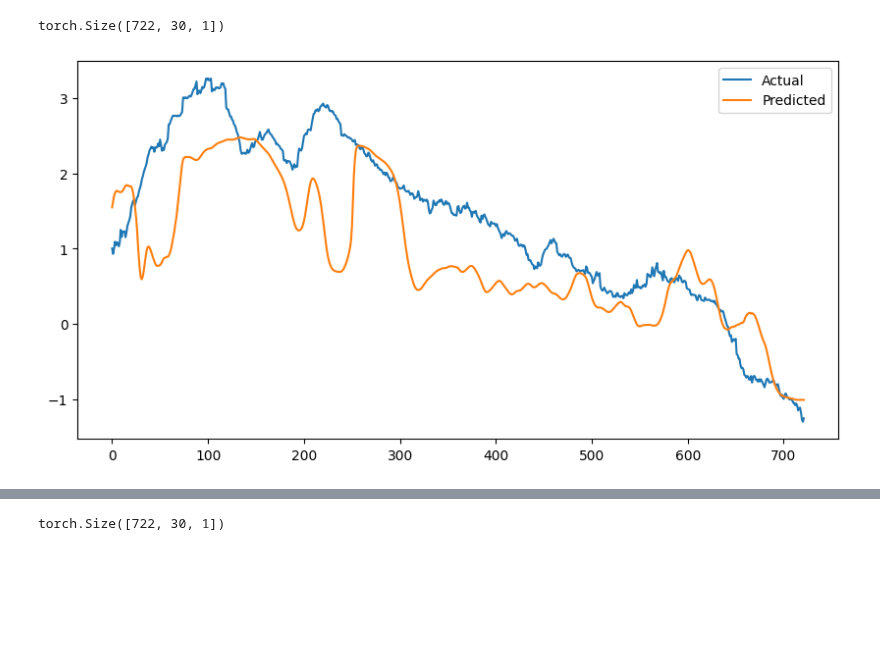
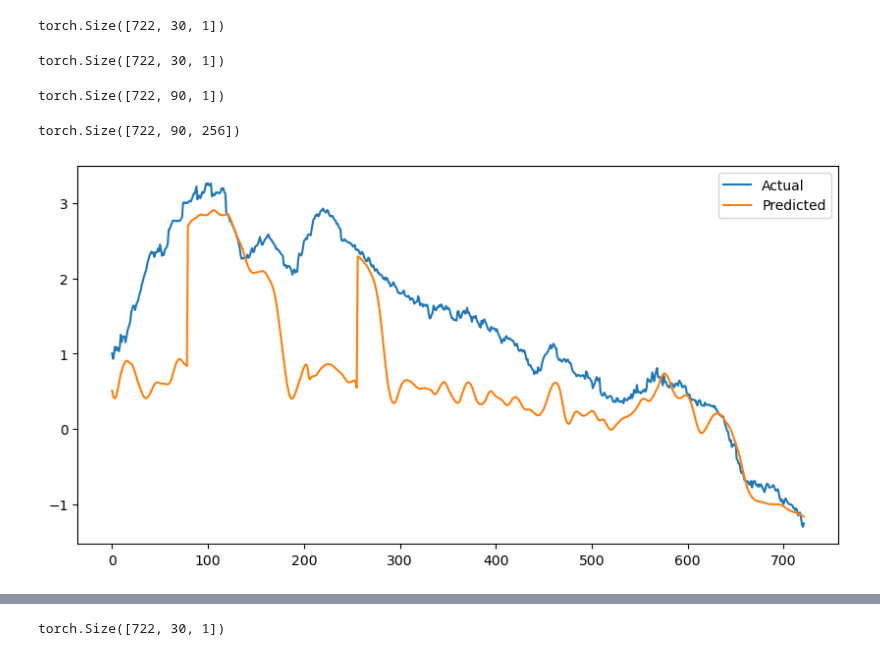
Before and after one commit to rzv09/smores_proj, a Jupyter notebook: src/many_to_many_lstm.ipynb, the cells around one changed output, grey strips where cells are left out. Cells and saved outputs as stored; diff of their text form; code cells hidden in the pictures; blank space fills up the shorter version.

Commit message:
graph with adjusted prediction

```diff
--- a/src/many_to_many_lstm.ipynb
+++ b/src/many_to_many_lstm.ipynb
@@ -518,19 +531,28 @@ test_tensor_labels4 = torch.FloatTensor(test_labels4).to(device='cuda')
 test_tensor_labels4.shape
 # %% [output]
 torch.Size([722, 30, 1])
+# %%
+y_pred_test.shape
+# %% [output]
+torch.Size([722, 30, 1])
+# %%
+test_tensor_seq4.shape
+# %% [output]
+torch.Size([722, 90, 1])
 # %%
 model1.eval()
 with torch.no_grad():
     y_pred_test = model1(test_tensor_seq4)
 
 # Plot test predictions
 plt.figure(figsize=(10, 5))
 plt.plot(test_tensor_labels4[:, 1,:].cpu().numpy(), label="Actual")
-plt.plot(y_pred_test[:, 1, :].cpu().numpy(), label="Predicted")
+plt.plot(y_pred_test[:, 29, :].cpu().numpy(), label="Predicted")
 plt.legend()
 plt.savefig('model123_avg_fl')
 # %% [output]
+torch.Size([722, 90, 256])
-[figure, old version]
+[figure, new version]
 # %%
 model2.eval()
 with torch.no_grad():
```
Also changed, not shown: parts of 14 cells of this notebook, 4 other files.
